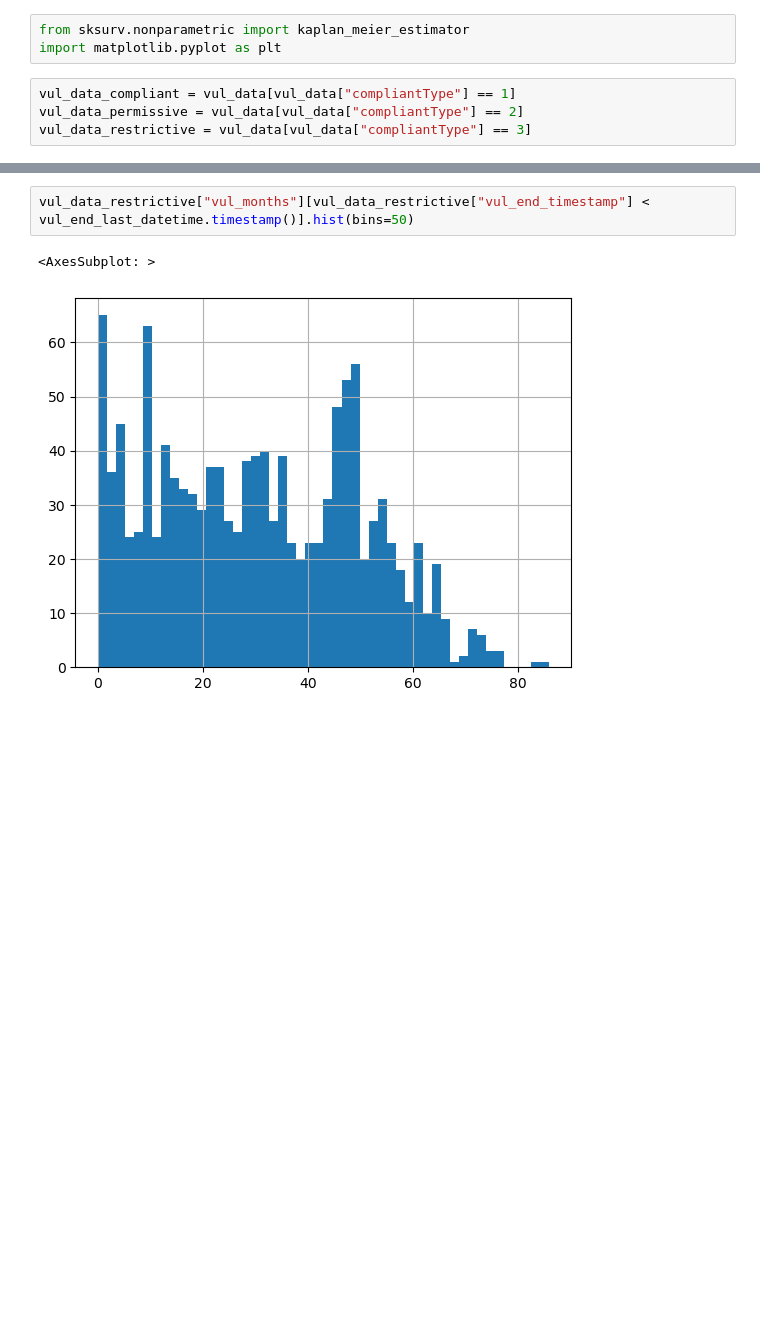
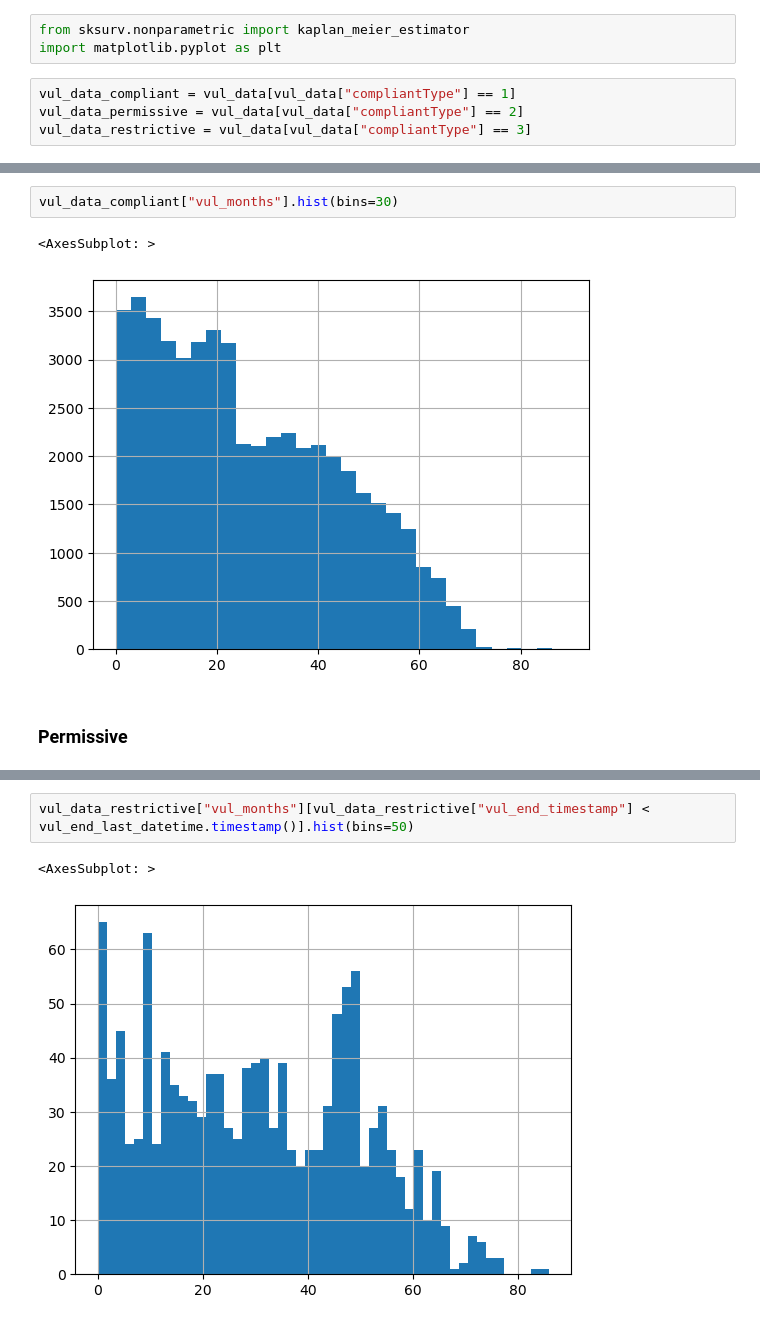
Before and after one commit to yamoyamoto/lib_network_research, a Jupyter notebook: analyzer/exprore_npm_vul_analyze_data.ipynb, the cells around one changed output, grey strips where cells are left out. Cells and saved outputs as stored; diff of their text form; blank space fills up the shorter version.

```diff
--- a/analyzer/exprore_npm_vul_analyze_data.ipynb
+++ b/analyzer/exprore_npm_vul_analyze_data.ipynb
@@ -129,4 +167,11 @@ max         92.797454
 Name: vul_months, dtype: float64
+# %%
+vul_data_compliant["vul_months"].hist(bins=30)
+# %% [output]
+<AxesSubplot: >
+[figure, added]
+# %% [markdown]
+### Permissive
 # %%
 vul_data_permissive["vul_months"].describe()
 # %% [output]
```
Also changed, not shown: parts of 40 cells of this notebook.
